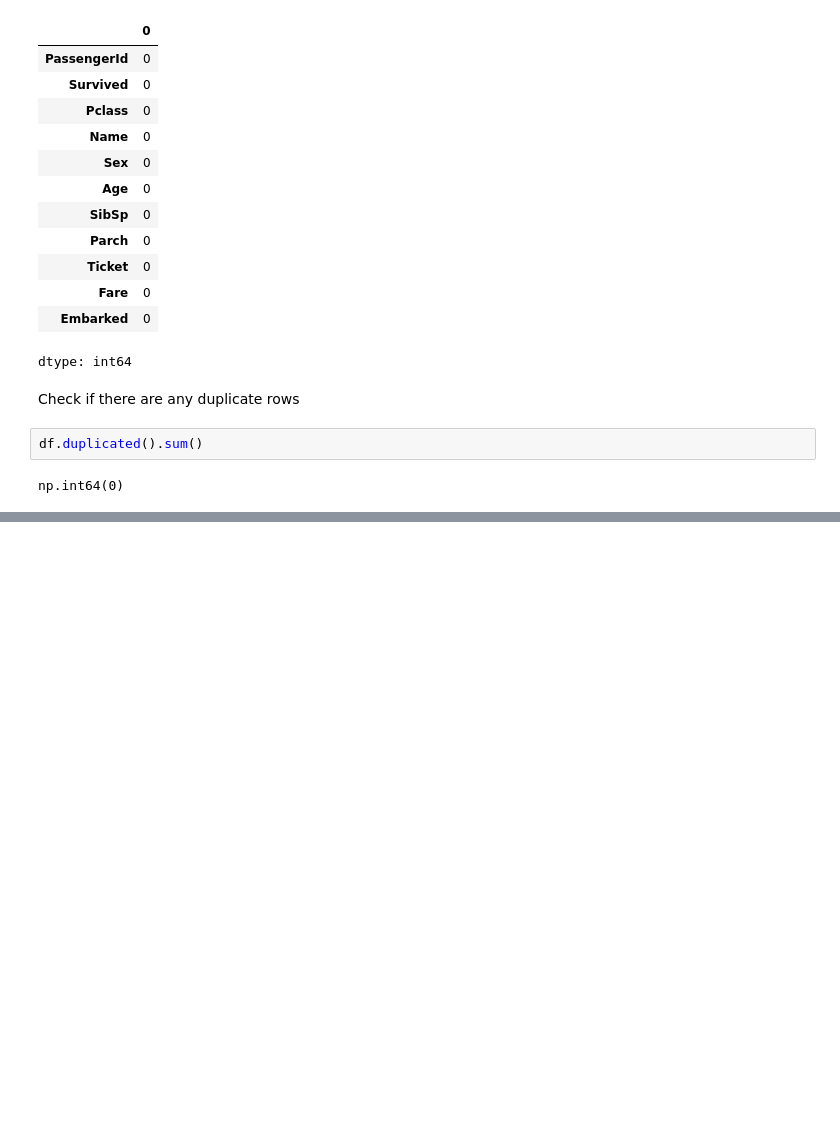
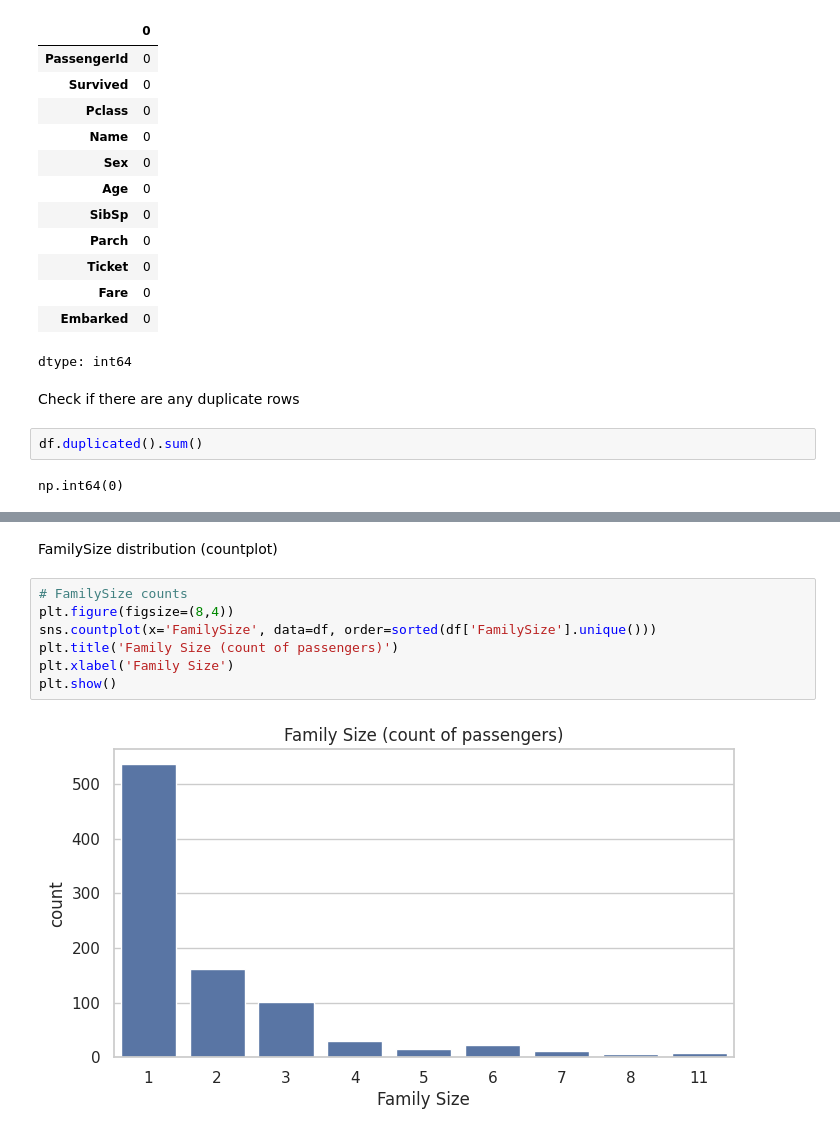
Before and after one commit to Smarikatripathi/Data-Science, a Jupyter notebook: DataScience.ipynb, the cells around one changed output, grey strips where cells are left out. Saved outputs shown, nothing was run; the diff lists cells and outputs as text; blank space fills up the shorter version.

```diff
--- a/DataScience.ipynb
+++ b/DataScience.ipynb
@@ -130,0 +186,11 @@ np.int64(0)
+# %% [markdown]
+FamilySize distribution (countplot)
+# %%
+# FamilySize counts
+plt.figure(figsize=(8,4))
+sns.countplot(x='FamilySize', data=df, order=sorted(df['FamilySize'].unique()))
+plt.title('Family Size (count of passengers)')
+plt.xlabel('Family Size')
+plt.show()
+# %% [output]
+[figure, added]
```
Also changed, not shown: parts of 14 cells of this notebook.
